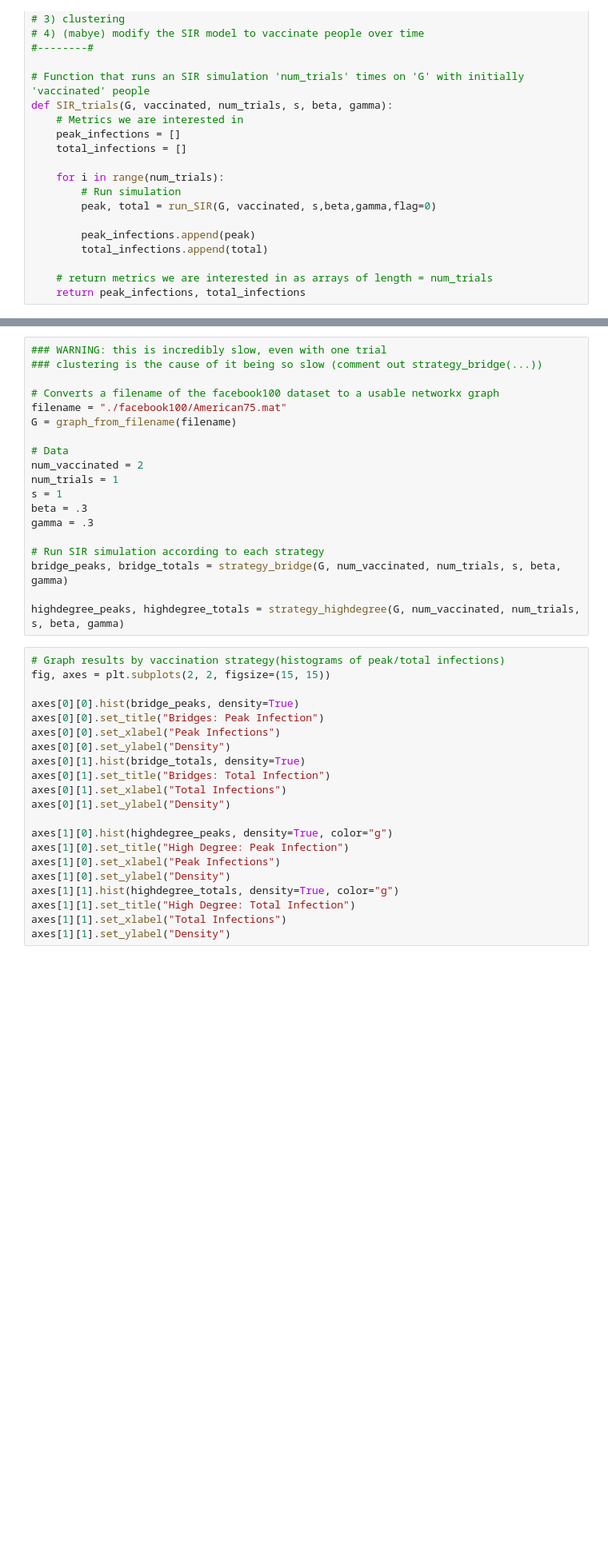
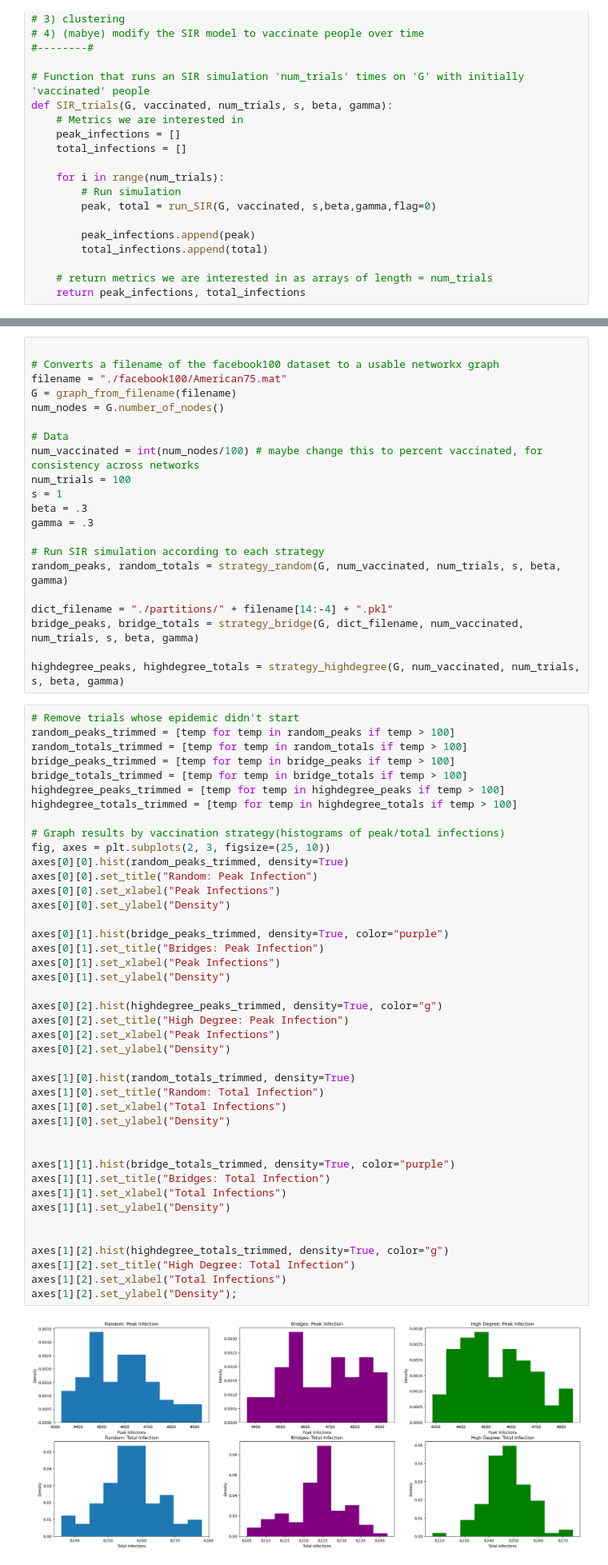
Before and after one commit to Kevin2197/Bio-Networkx-Project, a Jupyter notebook: script.ipynb, the cells around one changed output, grey strips where cells are left out. Shown at 80% size. Saved outputs shown, nothing was run; the diff lists cells and outputs as text; blank space fills up the shorter version.

```diff
--- a/script.ipynb
+++ b/script.ipynb
@@ -474,40 +522,65 @@ axes[1][1].set_ylabel("Density");
 # %%
-### WARNING: this is incredibly slow, even with one trial
-### clustering is the cause of it being so slow (comment out strategy_bridge(...))
 
 # Converts a filename of the facebook100 dataset to a usable networkx graph
 filename = "./facebook100/American75.mat"
 G = graph_from_filename(filename)
+num_nodes = G.number_of_nodes()
 
 # Data
-num_vaccinated = 2
-num_trials = 1
+num_vaccinated = int(num_nodes/100) # maybe change this to percent vaccinated, for consistency across networks
+num_trials = 100
 s = 1
 beta = .3
 gamma = .3
 
 # Run SIR simulation according to each strategy
-bridge_peaks, bridge_totals = strategy_bridge(G, num_vaccinated, num_trials, s, beta, gamma)
+random_peaks, random_totals = strategy_random(G, num_vaccinated, num_trials, s, beta, gamma)
+
+dict_filename = "./partitions/" + filename[14:-4] + ".pkl"
+bridge_peaks, bridge_totals = strategy_bridge(G, dict_filename, num_vaccinated, num_trials, s, beta, gamma)
 
 highdegree_peaks, highdegree_totals = strategy_highdegree(G, num_vaccinated, num_trials, s, beta, gamma)
 # %%
+# Remove trials whose epidemic didn't start
+random_peaks_trimmed = [temp for temp in random_peaks if temp > 100]
+random_totals_trimmed = [temp for temp in random_totals if temp > 100]
+bridge_peaks_trimmed = [temp for temp in bridge_peaks if temp > 100]
+bridge_totals_trimmed = [temp for temp in bridge_totals if temp > 100]
+highdegree_peaks_trimmed = [temp for temp in highdegree_peaks if temp > 100]
+highdegree_totals_trimmed = [temp for temp in highdegree_totals if temp > 100]
+
 # Graph results by vaccination strategy(histograms of peak/total infections)
-fig, axes = plt.subplots(2, 2, figsize=(15, 15))
-
-axes[0][0].hist(bridge_peaks, density=True)
-axes[0][0].set_title("Bridges: Peak Infection")
+fig, axes = plt.subplots(2, 3, figsize=(25, 10))
+axes[0][0].hist(random_peaks_trimmed, density=True)
+axes[0][0].set_title("Random: Peak Infection")
 axes[0][0].set_xlabel("Peak Infections")
 axes[0][0].set_ylabel("Density")
-axes[0][1].hist(bridge_totals, density=True)
-axes[0][1].set_title("Bridges: Total Infection")
-axes[0][1].set_xlabel("Total Infections")
+
+axes[0][1].hist(bridge_peaks_trimmed, density=True, color="purple")
+axes[0][1].set_title("Bridges: Peak Infection")
+axes[0][1].set_xlabel("Peak Infections")
 axes[0][1].set_ylabel("Density")
 
-axes[1][0].hist(highdegree_peaks, density=True, color="g")
-axes[1][0].set_title("High Degree: Peak Infection")
-axes[1][0].set_xlabel("Peak Infections")
+axes[0][2].hist(highdegree_peaks_trimmed, density=True, color="g")
+axes[0][2].set_title("High Degree: Peak Infection")
+axes[0][2].set_xlabel("Peak Infections")
+axes[0][2].set_ylabel("Density")
+
+axes[1][0].hist(random_totals_trimmed, density=True)
+axes[1][0].set_title("Random: Total Infection")
+axes[1][0].set_xlabel("Total Infections")
 axes[1][0].set_ylabel("Density")
-axes[1][1].hist(highdegree_totals, density=True, color="g")
-axes[1][1].set_title("High Degree: Total Infection")
+
+
+axes[1][1].hist(bridge_totals_trimmed, density=True, color="purple")
+axes[1][1].set_title("Bridges: Total Infection")
 axes[1][1].set_xlabel("Total Infections")
 axes[1][1].set_ylabel("Density")
+
+
+axes[1][2].hist(highdegree_totals_trimmed, density=True, color="g")
+axes[1][2].set_title("High Degree: Total Infection")
+axes[1][2].set_xlabel("Total Infections")
+axes[1][2].set_ylabel("Density");
+# %% [output]
+[figure, added]
```
Also changed, not shown: parts of 7 cells of this notebook, 1 other file.
